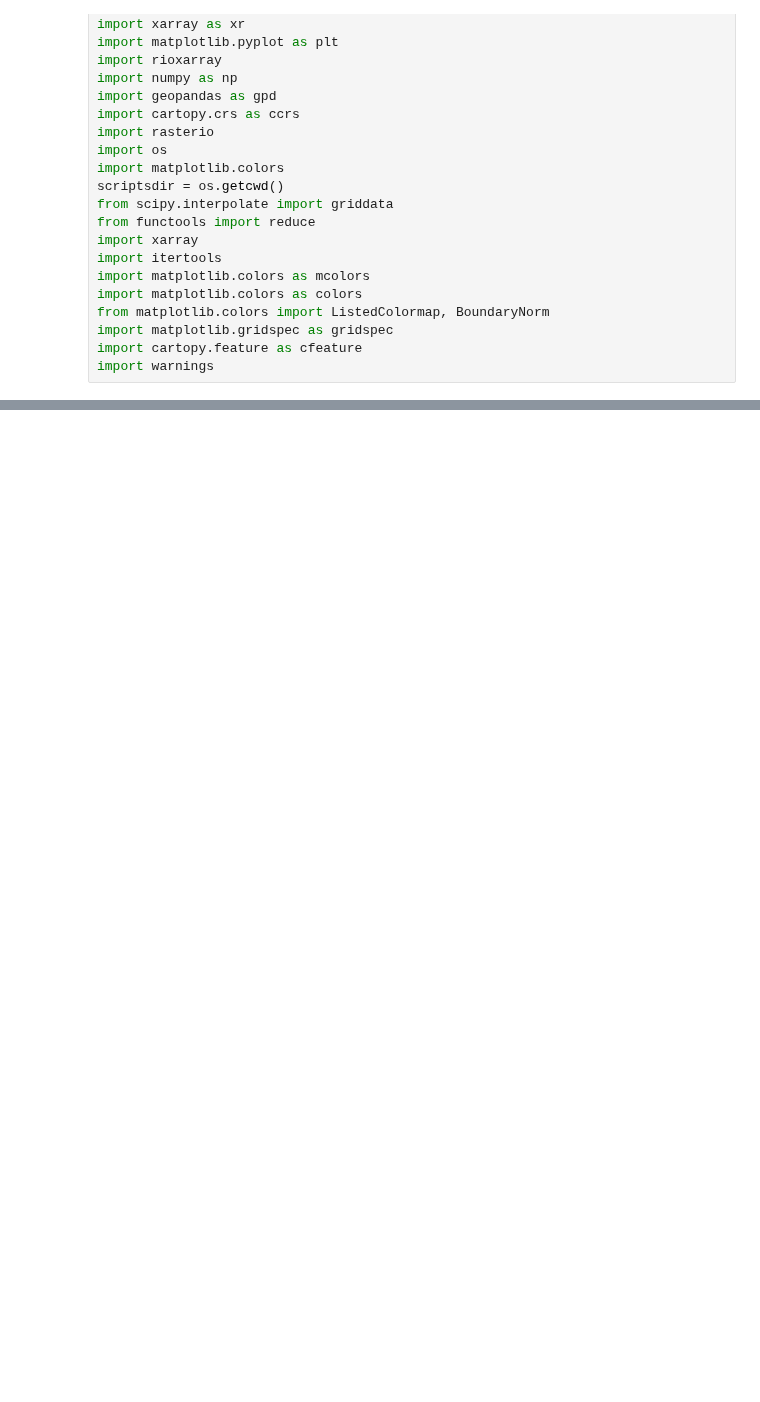
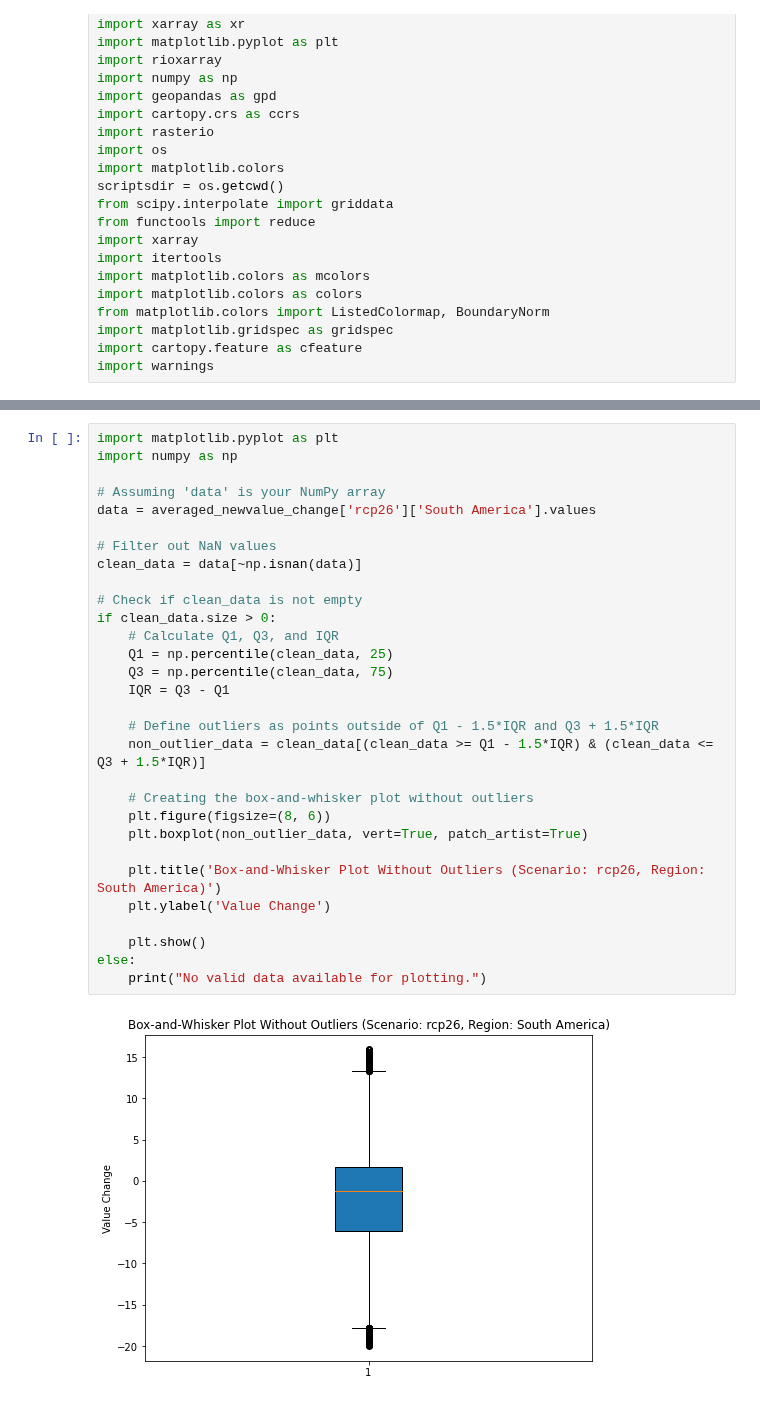
Before and after one commit to wyssacademy-unibe-ch/climate_Hari_etal_BioscenComb, a Jupyter notebook: functions/figures/key_fig_3.ipynb, the cells around one changed output, grey strips where cells are left out. Cells and saved outputs as stored; diff of their text form; blank space fills up the shorter version.

```diff
--- a/functions/figures/key_fig_3.ipynb
+++ b/functions/figures/key_fig_3.ipynb
@@ -551,0 +575,32 @@ for region in regionlist:
+# %%
+import matplotlib.pyplot as plt
+import numpy as np
+
+# Assuming 'data' is your NumPy array
+data = averaged_newvalue_change['rcp26']['South America'].values
+
+# Filter out NaN values
+clean_data = data[~np.isnan(data)]
+
+# Check if clean_data is not empty
+if clean_data.size > 0:
+    # Calculate Q1, Q3, and IQR
+    Q1 = np.percentile(clean_data, 25)
+    Q3 = np.percentile(clean_data, 75)
+    IQR = Q3 - Q1
+
+    # Define outliers as points outside of Q1 - 1.5*IQR and Q3 + 1.5*IQR
+    non_outlier_data = clean_data[(clean_data >= Q1 - 1.5*IQR) & (clean_data <= Q3 + 1.5*IQR)]
+
+    # Creating the box-and-whisker plot without outliers
+    plt.figure(figsize=(8, 6))
+    plt.boxplot(non_outlier_data, vert=True, patch_artist=True)
+
+    plt.title('Box-and-Whisker Plot Without Outliers (Scenario: rcp26, Region: South America)')
+    plt.ylabel('Value Change')
+
+    plt.show()
+else:
+    print("No valid data available for plotting.")
+# %% [output]
+[figure, added]
```
Also changed, not shown: parts of 48 cells of this notebook, 15 other files.
